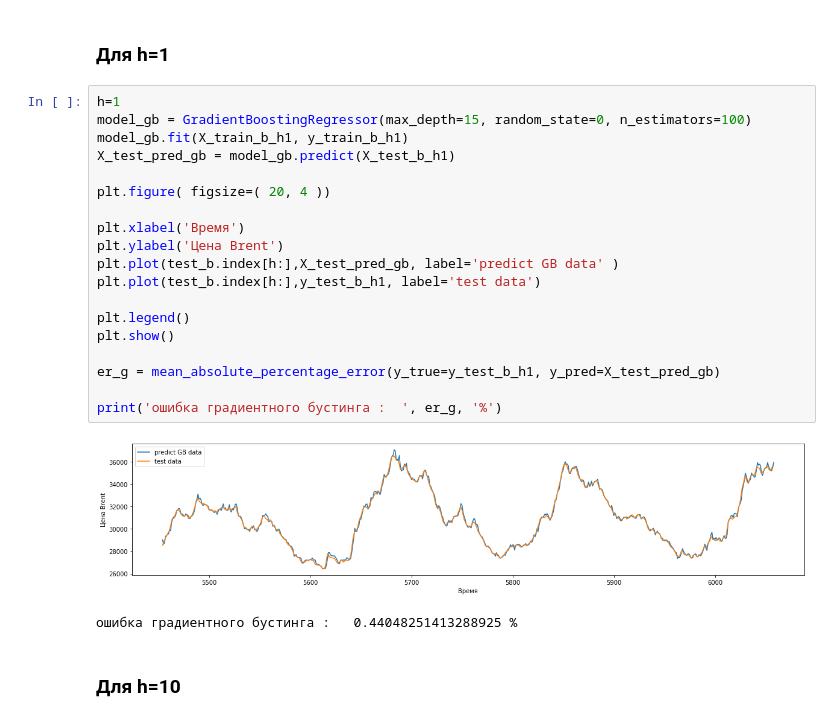
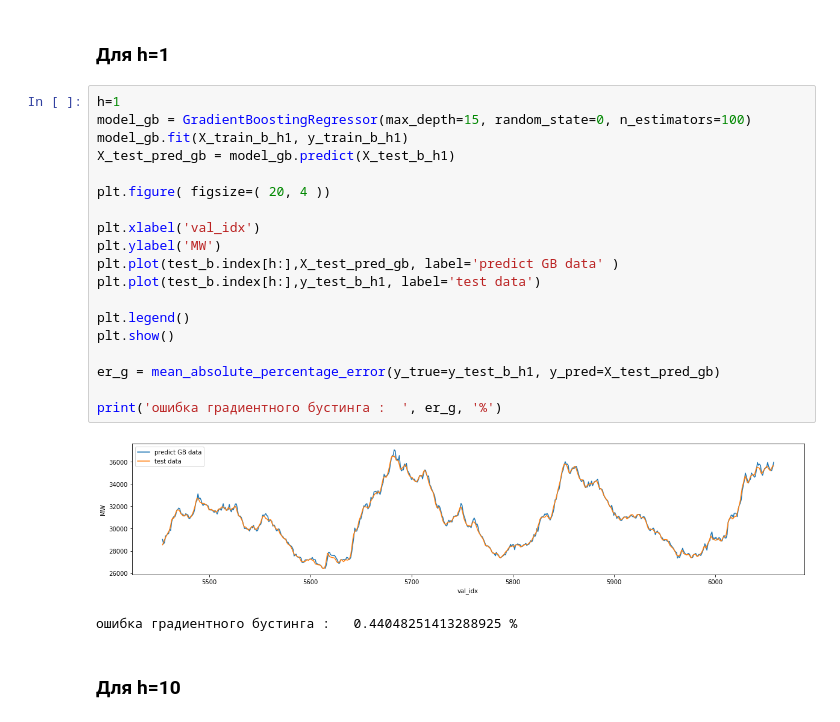
Before and after one commit to Bocharick/GeekBrains_AI_Machine_Learning_in_Business, a Jupyter notebook: Lesson_02/dz_02.ipynb, the cells around one changed output. Cells and saved outputs as stored; diff of their text form.

Commit message:
plot legend fix

```diff
--- a/Lesson_02/dz_02.ipynb
+++ b/Lesson_02/dz_02.ipynb
@@ -271,24 +271,24 @@ def mean_absolute_percentage_error(y_true, y_pred):
 # %%
 h=1
 model_gb = GradientBoostingRegressor(max_depth=15, random_state=0, n_estimators=100)
 model_gb.fit(X_train_b_h1, y_train_b_h1)
 X_test_pred_gb = model_gb.predict(X_test_b_h1)
 
 plt.figure( figsize=( 20, 4 ))
 
-plt.xlabel('Время')
-plt.ylabel('Цена Brent')
+plt.xlabel('val_idx')
+plt.ylabel('MW')
 plt.plot(test_b.index[h:],X_test_pred_gb, label='predict GB data' )
 plt.plot(test_b.index[h:],y_test_b_h1, label='test data')
 
 plt.legend()
 plt.show()
 
 er_g = mean_absolute_percentage_error(y_true=y_test_b_h1, y_pred=X_test_pred_gb)
 
 print('ошибка градиентного бустинга :  ', er_g, '%')
 # %% [output]
-[figure, old version]
+[figure, new version]
 ошибка градиентного бустинга :   0.44048251413288925 %
 # %% [markdown]
 ### Для h=10
```
Also changed, not shown: parts of 1 cell of this notebook.
